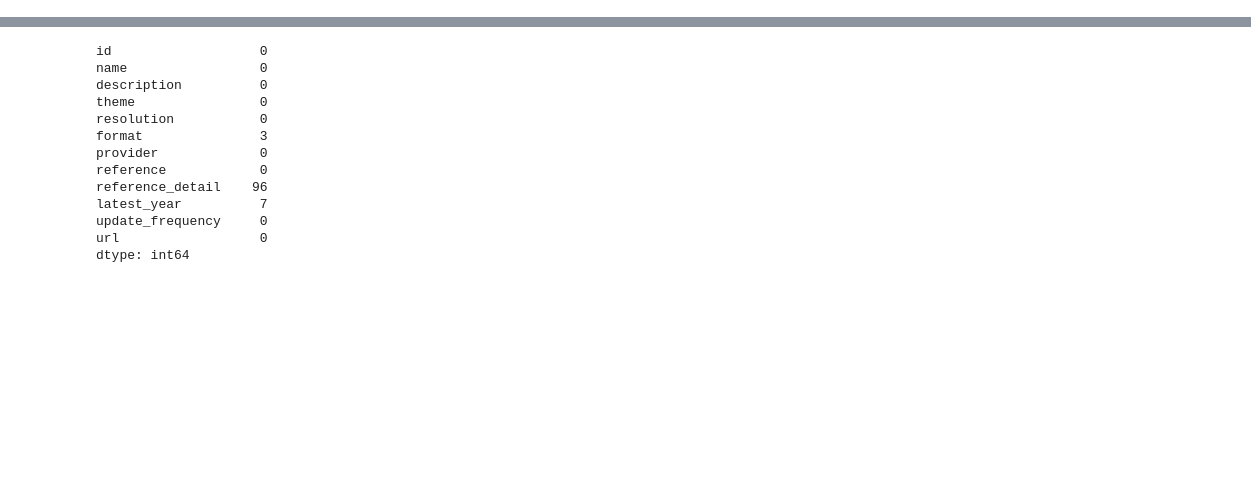
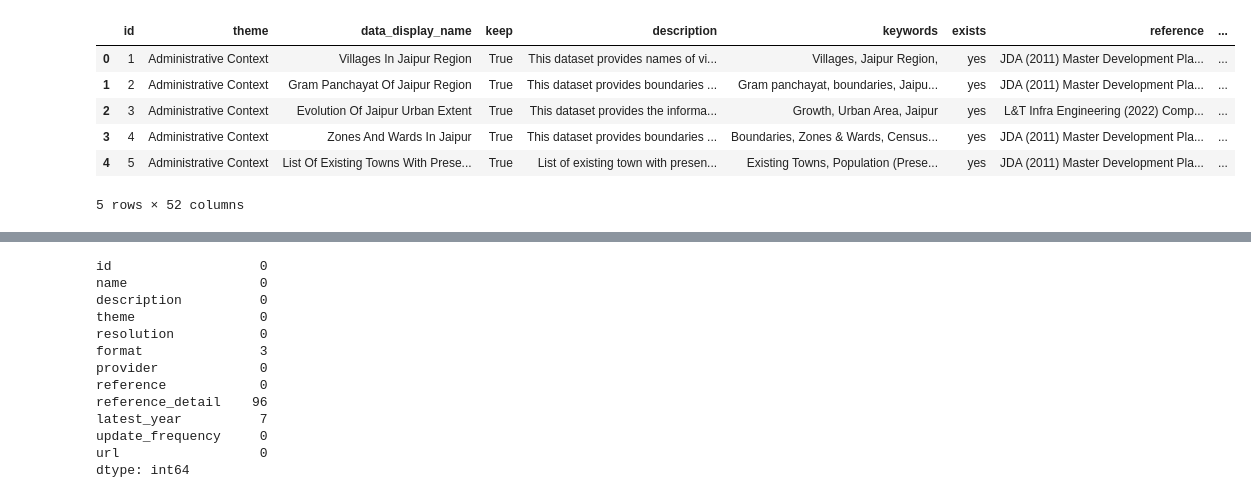
Before and after one commit to jktulu/SPARC-mobility-dashboard, a Jupyter notebook: data-source/data-analysis/clean_datacatalogue.ipynb, the cells around one changed output, grey strips where cells are left out. Cells and saved outputs as stored; diff of their text form; code cells hidden in the pictures; blank space fills up the shorter version.

```diff
--- a/data-source/data-analysis/clean_datacatalogue.ipynb
+++ b/data-source/data-analysis/clean_datacatalogue.ipynb
@@ -1,3 +1,3 @@
 # %%
 import pandas as pd
-# df = pd.read_csv('SPA_DataCatalogue_KPIs(Catalogue).csv')
+df = pd.read_csv('data/SPA_DataCatalogue_condensed(in).csv')
@@ -11,3 +4,13 @@ import pandas as pd
+# %%
+df.head()
+# %% [output]
+|  | id | theme | data_display_name | keep | description | keywords | exists | reference | ... |
+| 0 | 1 | Administrative Context | Villages In Jaipur Region | True | This dataset provides names of vi... | Villages, Jaipur Region, | yes | JDA (2011) Master Development Pla... | ... |
+| 1 | 2 | Administrative Context | Gram Panchayat Of Jaipur Region | True | This dataset provides boundaries ... | Gram panchayat, boundaries, Jaipu... | yes | JDA (2011) Master Development Pla... | ... |
+| 2 | 3 | Administrative Context | Evolution Of Jaipur Urban Extent | True | This dataset provides the informa... | Growth, Urban Area, Jaipur | yes | L&T Infra Engineering (2022) Comp... | ... |
+| 3 | 4 | Administrative Context | Zones And Wards In Jaipur | True | This dataset provides boundaries ... | Boundaries, Zones & Wards, Census... | yes | JDA (2011) Master Development Pla... | ... |
+| 4 | 5 | Administrative Context | List Of Existing Towns With Prese... | True | List of existing town with presen... | Existing Towns, Population (Prese... | yes | JDA (2011) Master Development Pla... | ... |
+5 rows × 52 columns
 # %%
 # Filter columns and rename
 df = df[[
```
Also changed, not shown: parts of 6 cells of this notebook, 7 other files.
